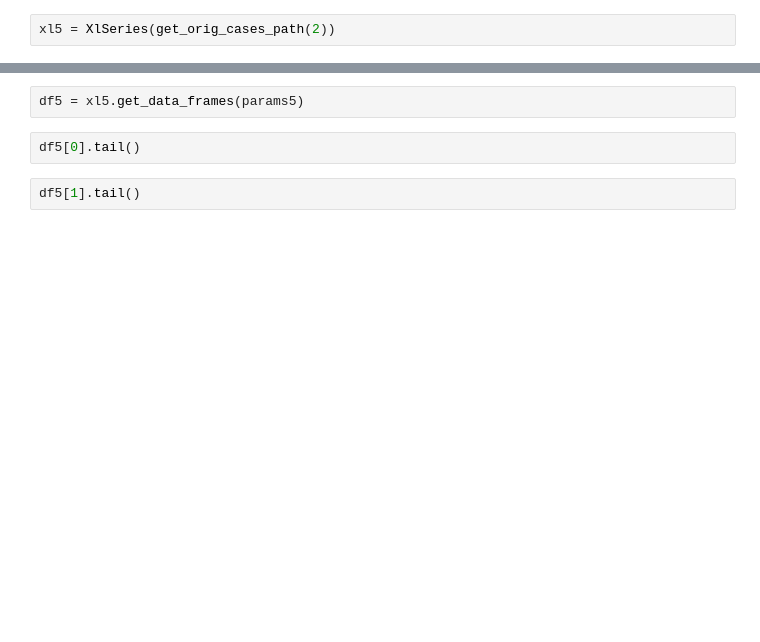
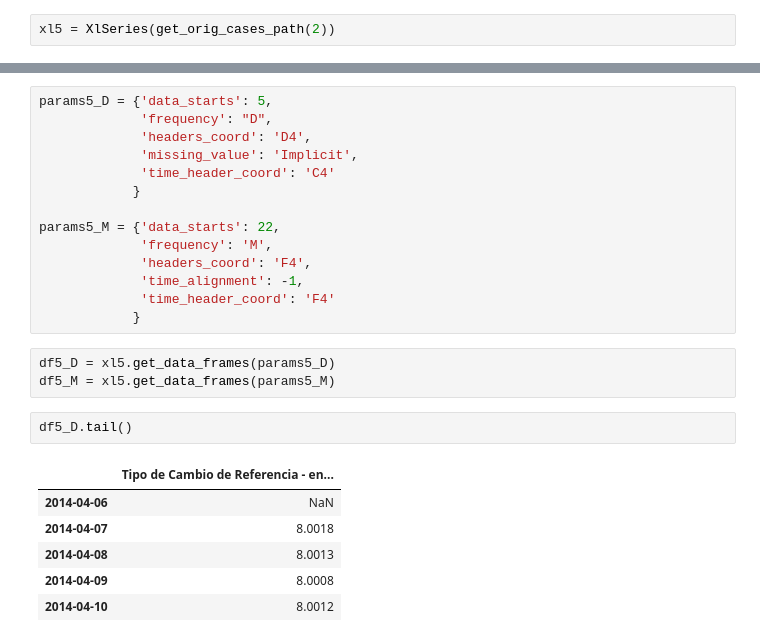
Before and after one commit to abenassi/xlseries-condatos2015, a Jupyter notebook: 1-explorar_ejemplos.ipynb, the cells around one changed output, grey strips where cells are left out. Saved outputs shown, nothing was run; the diff lists cells and outputs as text; blank space fills up the shorter version.

```diff
--- a/1-explorar_ejemplos.ipynb
+++ b/1-explorar_ejemplos.ipynb
@@ -167,6 +222,26 @@ params5 = {'blank_rows': [False, True],
-# %%
-df5 = xl5.get_data_frames(params5)
-# %%
-df5[0].tail()
-# %%
-df5[1].tail()
+# %%
+params5_D = {'data_starts': 5,
+             'frequency': "D",
+             'headers_coord': 'D4',
+             'missing_value': 'Implicit',
+             'time_header_coord': 'C4'
+            }
+
+params5_M = {'data_starts': 22,
+             'frequency': 'M',
+             'headers_coord': 'F4',
+             'time_alignment': -1,
+             'time_header_coord': 'F4'
+            }
+# %%
+df5_D = xl5.get_data_frames(params5_D)
+df5_M = xl5.get_data_frames(params5_M)
+# %%
+df5_D.tail()
+# %% [output]
+|  | Tipo de Cambio de Referencia - en... |
+| 2014-04-06 | NaN |
+| 2014-04-07 | 8.0018 |
+| 2014-04-08 | 8.0013 |
+| 2014-04-09 | 8.0008 |
+| 2014-04-10 | 8.0012 |
```
Also changed, not shown: parts of 16 cells of this notebook.
